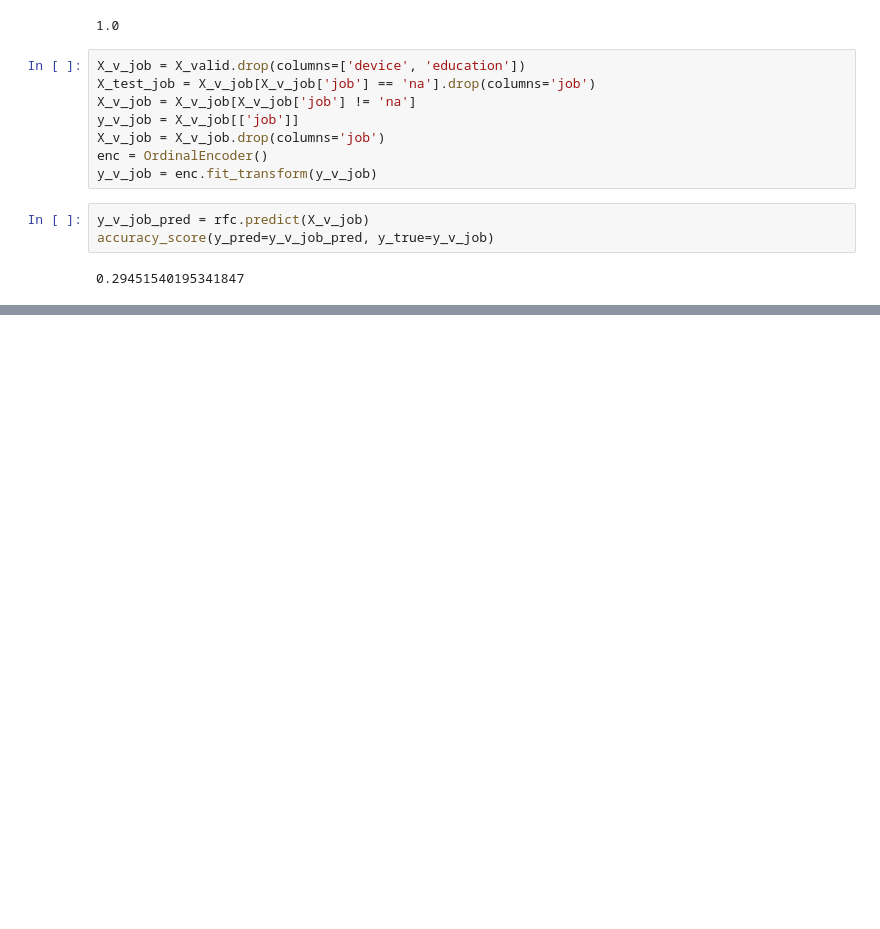
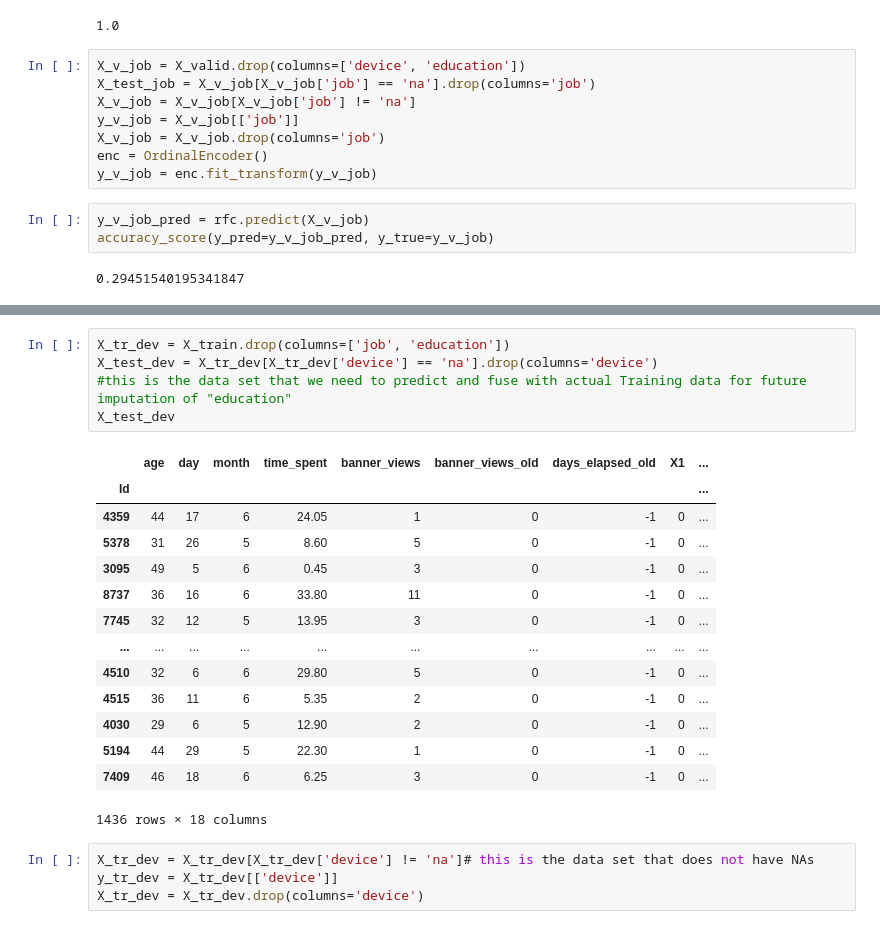
Before and after one commit to LuciaCam/ML_kaggle_competition, a Jupyter notebook: nas_imputations.ipynb, the cells around one changed output, grey strips where cells are left out. Drawn from its saved outputs; the diff is of its cells as text; blank space fills up the shorter version.

Commit message:
added device imputation. have issues with merging data to impute education

```diff
--- a/nas_imputations.ipynb
+++ b/nas_imputations.ipynb
@@ -113,0 +105,24 @@ print("Best parameters:", best_params)
+# %%
+X_tr_dev = X_train.drop(columns=['job', 'education'])
+X_test_dev = X_tr_dev[X_tr_dev['device'] == 'na'].drop(columns='device')
+#this is the data set that we need to predict and fuse with actual Training data for future imputation of "education"
+X_test_dev
+# %% [output]
+|  | age | day | month | time_spent | banner_views | banner_views_old | days_elapsed_old | X1 | ... |
+| Id |  |  |  |  |  |  |  |  | ... |
+| 4359 | 44 | 17 | 6 | 24.05 | 1 | 0 | -1 | 0 | ... |
+| 5378 | 31 | 26 | 5 | 8.60 | 5 | 0 | -1 | 0 | ... |
+| 3095 | 49 | 5 | 6 | 0.45 | 3 | 0 | -1 | 0 | ... |
+| 8737 | 36 | 16 | 6 | 33.80 | 11 | 0 | -1 | 0 | ... |
+| 7745 | 32 | 12 | 5 | 13.95 | 3 | 0 | -1 | 0 | ... |
+| ... | ... | ... | ... | ... | ... | ... | ... | ... | ... |
+| 4510 | 32 | 6 | 6 | 29.80 | 5 | 0 | -1 | 0 | ... |
+| 4515 | 36 | 11 | 6 | 5.35 | 2 | 0 | -1 | 0 | ... |
+| 4030 | 29 | 6 | 5 | 12.90 | 2 | 0 | -1 | 0 | ... |
+| 5194 | 44 | 29 | 5 | 22.30 | 1 | 0 | -1 | 0 | ... |
+| 7409 | 46 | 18 | 6 | 6.25 | 3 | 0 | -1 | 0 | ... |
+1436 rows × 18 columns
+# %%
+X_tr_dev = X_tr_dev[X_tr_dev['device'] != 'na']# this is the data set that does not have NAs
+y_tr_dev = X_tr_dev[['device']]
+X_tr_dev = X_tr_dev.drop(columns='device')
```
Also changed, not shown: parts of 20 cells of this notebook.
